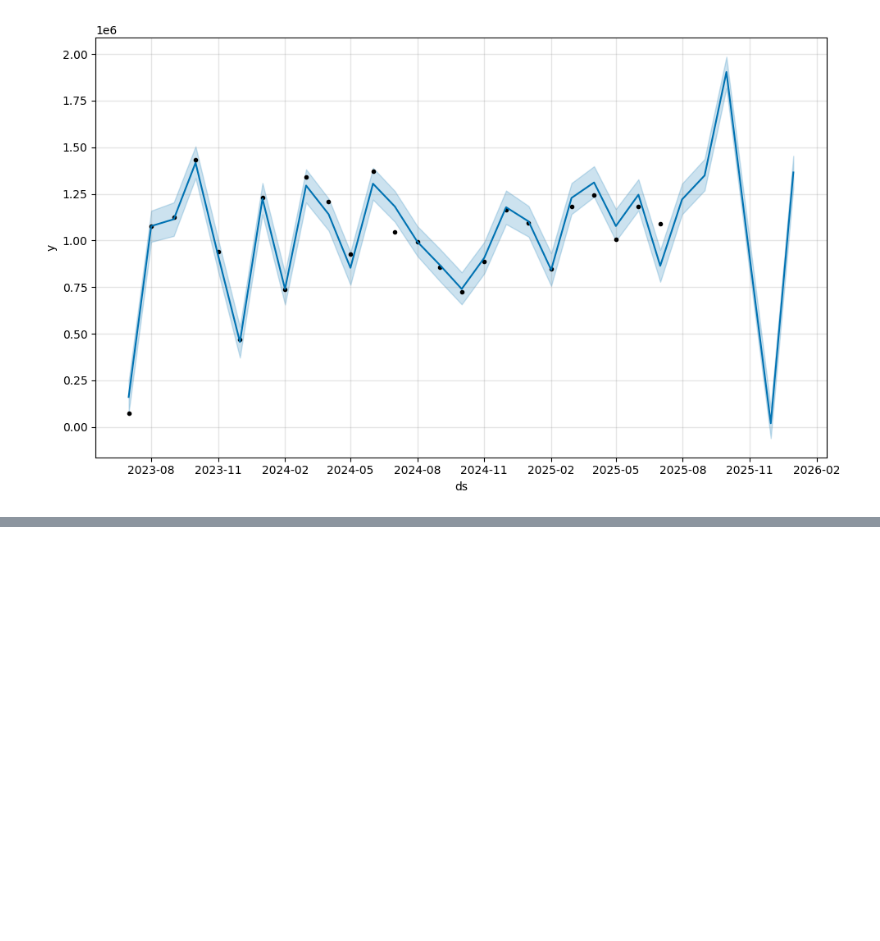
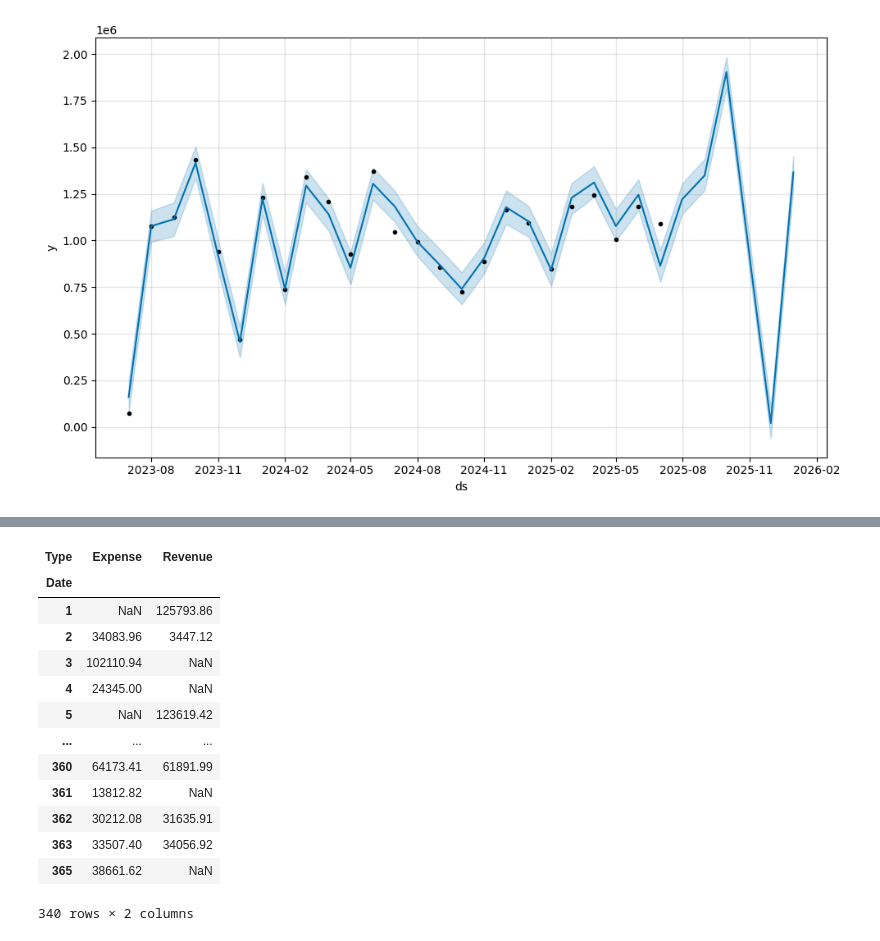
Before and after one commit to JavadTorabiKh/BusinessIntelligenceSystem, a Jupyter notebook: notebooks/financial_analysis.ipynb, the cells around one changed output, grey strips where cells are left out. Saved outputs shown, nothing was run; the diff lists cells and outputs as text; code cells hidden in the pictures; blank space fills up the shorter version.

```diff
--- a/notebooks/financial_analysis.ipynb
+++ b/notebooks/financial_analysis.ipynb
@@ -145,0 +159,30 @@ fig = model.plot(forecast)
+# %%
+# 8. Auto-Tagging
+
+from sklearn.feature_extraction.text import TfidfVectorizer
+from sklearn.cluster import KMeans
+
+vectorizer = TfidfVectorizer()
+X = vectorizer.fit_transform(df['Description'])
+kmeans = KMeans(n_clusters=5)
+df['Category'] = kmeans.fit_predict(X)
+# %%
+# 9. Cash Flow Cycle
+
+cash_flow = df.groupby([pd.to_datetime(df['Date']).dt.dayofyear, 'Type'])['Amount'].sum().unstack()
+cash_flow
+# %% [output]
+| Type | Expense | Revenue |
+| Date |  |  |
+| 1 | NaN | 125793.86 |
+| 2 | 34083.96 | 3447.12 |
+| 3 | 102110.94 | NaN |
+| 4 | 24345.00 | NaN |
+| 5 | NaN | 123619.42 |
+| ... | ... | ... |
+| 360 | 64173.41 | 61891.99 |
+| 361 | 13812.82 | NaN |
+| 362 | 30212.08 | 31635.91 |
+| 363 | 33507.40 | 34056.92 |
+| 365 | 38661.62 | NaN |
+340 rows × 2 columns
```
Also changed, not shown: parts of 9 cells of this notebook, 1 other file.
